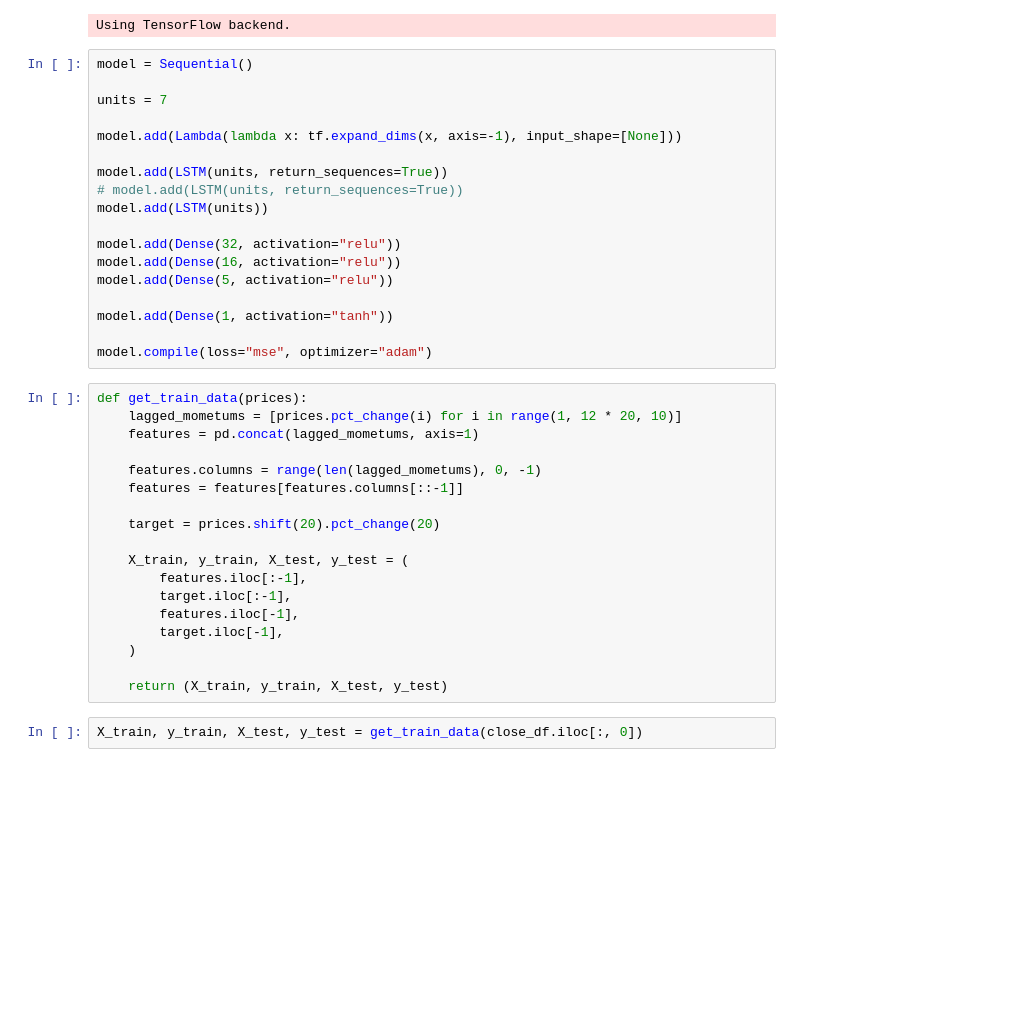
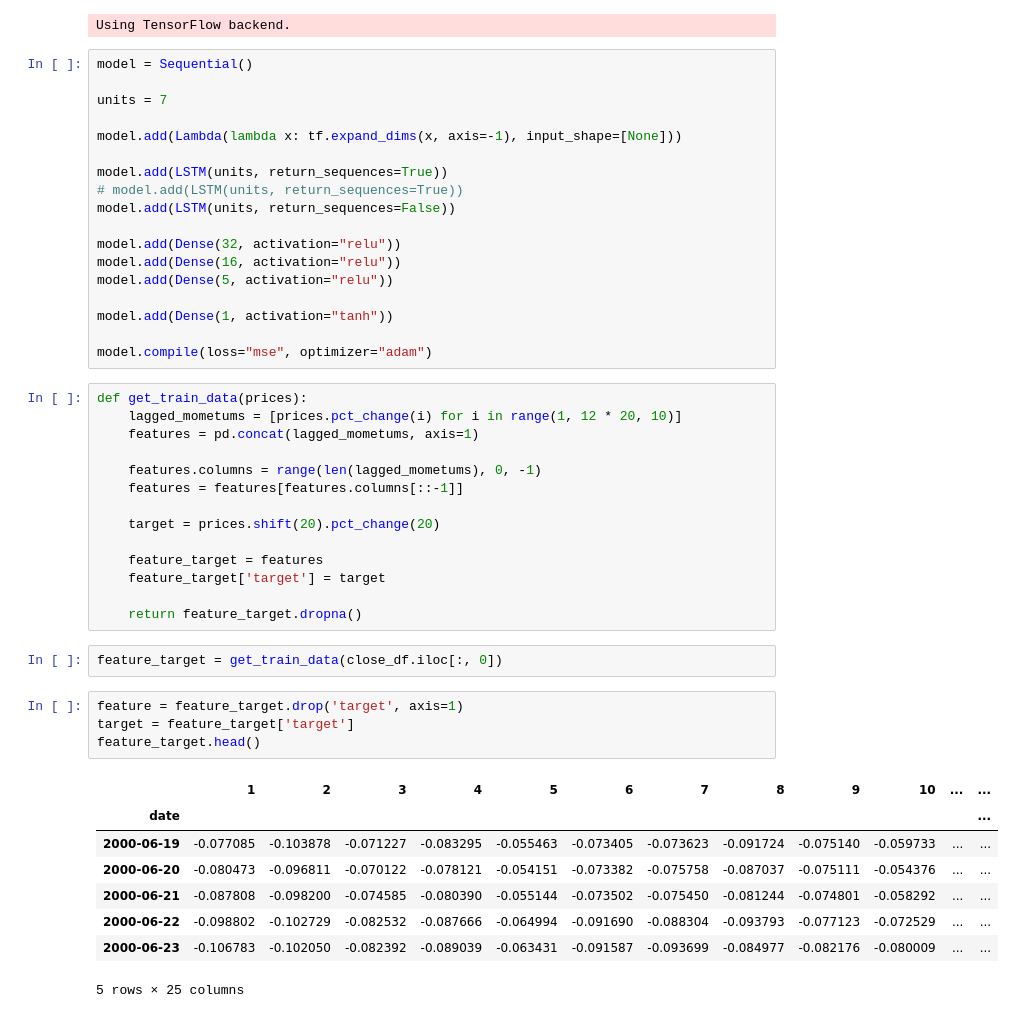
Before and after one commit to turing-usp/Momentum, a Jupyter notebook: TSMOM.ipynb, the cells around one changed output. Drawn from its saved outputs; the diff is of its cells as text; blank space fills up the shorter version.

Commit message:
Add get features and targets

```diff
--- a/TSMOM.ipynb
+++ b/TSMOM.ipynb
@@ -963,7 +963,7 @@ model.add(Lambda(lambda x: tf.expand_dims(x, axis=-1), input_shape=[None]))
 
 model.add(LSTM(units, return_sequences=True))
 # model.add(LSTM(units, return_sequences=True))
-model.add(LSTM(units))
+model.add(LSTM(units, return_sequences=False))
 
 model.add(Dense(32, activation="relu"))
 model.add(Dense(16, activation="relu"))
@@ -982,13 +982,22 @@ def get_train_data(prices):
 
     target = prices.shift(20).pct_change(20)
 
-    X_train, y_train, X_test, y_test = (
-        features.iloc[:-1],
-        target.iloc[:-1],
-        features.iloc[-1],
-        target.iloc[-1],
-    )
+    feature_target = features
+    feature_target['target'] = target
 
-    return (X_train, y_train, X_test, y_test)
+    return feature_target.dropna()
 # %%
-X_train, y_train, X_test, y_test = get_train_data(close_df.iloc[:, 0])
+feature_target = get_train_data(close_df.iloc[:, 0])
+# %%
+feature = feature_target.drop('target', axis=1)
+target = feature_target['target']
+feature_target.head()
+# %% [output]
+|  | 1 | 2 | 3 | 4 | 5 | 6 | 7 | 8 | 9 | 10 | ... | ... |
+| date |  |  |  |  |  |  |  |  |  |  |  | ... |
+| 2000-06-19 | -0.077085 | -0.103878 | -0.071227 | -0.083295 | -0.055463 | -0.073405 | -0.073623 | -0.091724 | -0.075140 | -0.059733 | ... | ... |
+| 2000-06-20 | -0.080473 | -0.096811 | -0.070122 | -0.078121 | -0.054151 | -0.073382 | -0.075758 | -0.087037 | -0.075111 | -0.054376 | ... | ... |
+| 2000-06-21 | -0.087808 | -0.098200 | -0.074585 | -0.080390 | -0.055144 | -0.073502 | -0.075450 | -0.081244 | -0.074801 | -0.058292 | ... | ... |
+| 2000-06-22 | -0.098802 | -0.102729 | -0.082532 | -0.087666 | -0.064994 | -0.091690 | -0.088304 | -0.093793 | -0.077123 | -0.072529 | ... | ... |
+| 2000-06-23 | -0.106783 | -0.102050 | -0.082392 | -0.089039 | -0.063431 | -0.091587 | -0.093699 | -0.084977 | -0.082176 | -0.080009 | ... | ... |
+5 rows × 25 columns
```
Also changed, not shown: parts of 12 cells of this notebook.
